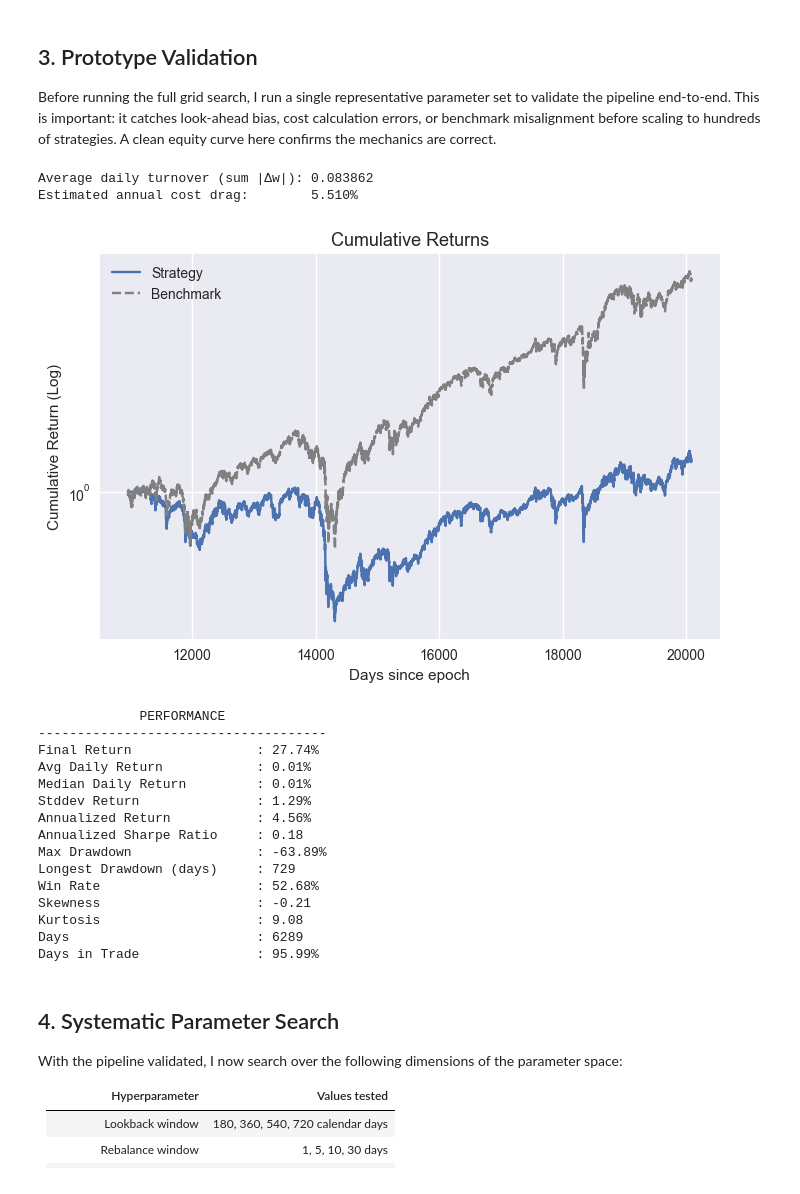
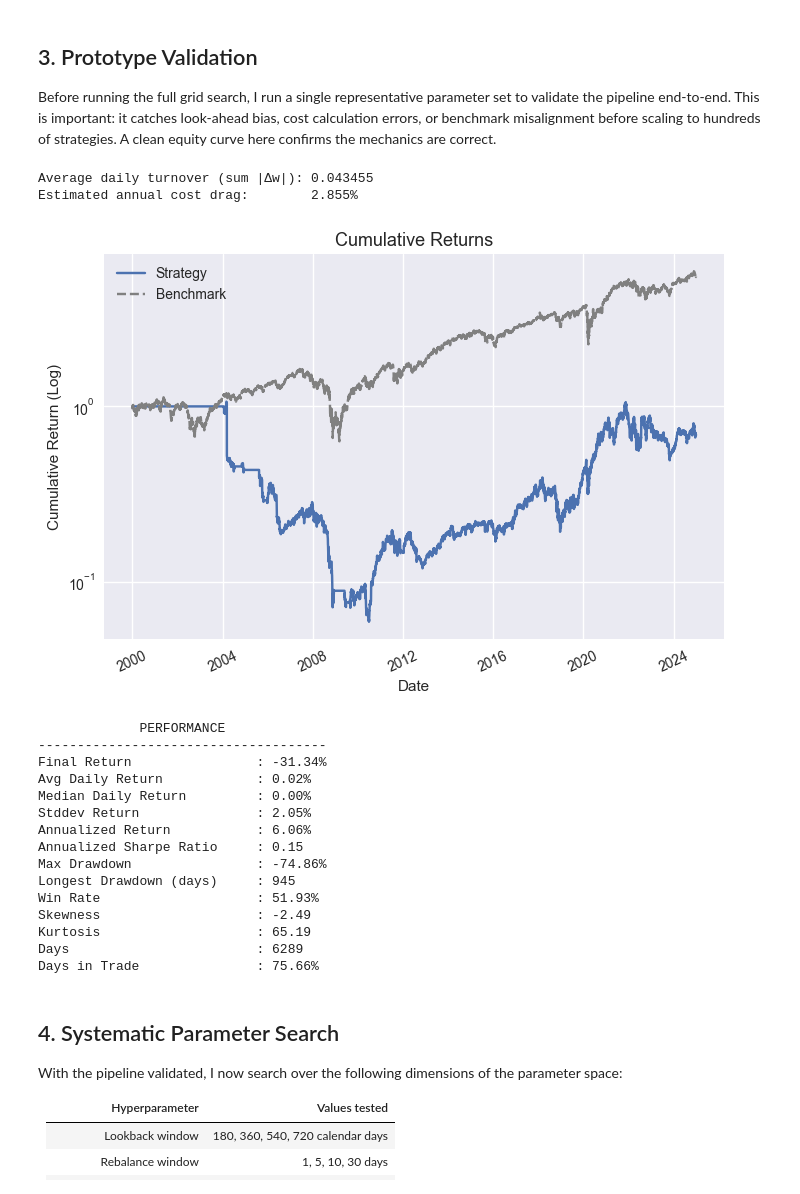
Before and after one commit to JesLied/Finance, a Jupyter notebook: Momentum Strategy USA.ipynb, the cells around one changed output. Cells and saved outputs as stored; diff of their text form; code cells hidden in the pictures.

Commit message:
Momentum writedown

```diff
--- a/Momentum Strategy USA.ipynb
+++ b/Momentum Strategy USA.ipynb
@@ -347,6 +378,18 @@ def run_strategy(lookback_window
 
     # --- Local copies ---
     lcl_price_wide = price_wide.copy()
+
+    # Fail fast when windows are too large; otherwise all signals become NaN and no trades occur.
+    if lookback_rows >= len(lcl_price_wide):
+        raise ValueError(
+            f"lookback_window is too large for available history: lookback_rows={lookback_rows}, "
+            f"rows={len(lcl_price_wide)}. Reduce lookback_window or expand data history."
+        )
+    if short_lookback_rows is not None and short_lookback_rows >= len(lcl_price_wide):
+        raise ValueError(
+            f"short_lookback_window is too large for available history: short_lookback_rows={short_lookback_rows}, "
+            f"rows={len(lcl_price_wide)}."
+        )
 
     # ===================== SP500 MEMBERSHIP MASK =====================
     sp500_mask = sp500.reindex(index=lcl_price_wide.index, columns=lcl_price_wide.columns).fillna(False).astype(bool)
@@ -527,54 +570,55 @@ def run_strategy(lookback_window
 Before running the full grid search, I run a single representative parameter set to validate the pipeline end-to-end. This is important: it catches look-ahead bias, cost calculation errors, or benchmark misalignment before scaling to hundreds of strategies. A clean equity curve here confirms the mechanics are correct.
 # %%
 r = run_strategy(
-    lookback_window=24*252,
+    lookback_window=24*1000,
+    short_lookback_window=24*21,
     skip_days=21*24,
-    trade_window=24*5,
+    trade_window=24*21,
     leverage=1.0,
     q=0.3,
     momentum=True,
     shorting=False,
-    # momentum_min_return=1.0,
+    momentum_min_return=0.5,
     long=True,
     start_date=START_DATE,
     log=True,
     weight_by_lookback=True
 )
 
 bnch = benchmark.loc[r.index]
 
 _r_dates = pd.to_datetime((r.index.astype(float) * 86400).astype("int64"), unit="s")
 plt.figure(figsize=(8, 5))
 plt.plot(_r_dates, np.cumprod(1+r), label="Strategy")
 plt.plot(_r_dates, np.cumprod(1+bnch), label="Benchmark", color="gray", linestyle="--")
 plt.title("Cumulative Returns")
 plt.ylabel("Cumulative Return (Log)")
 plt.xlabel("Date")
 plt.xticks(rotation=25)
 plt.legend()
 plt.yscale("log")
 plt.show()
 
 evaluate_strategy(r)
 # %% [output]
-Average daily turnover (sum |Δw|): 0.083862
-Estimated annual cost drag:        5.510%
+Average daily turnover (sum |Δw|): 0.043455
+Estimated annual cost drag:        2.855%
-[figure, old version]
+[figure, new version]
              PERFORMANCE
 -------------------------------------
-Final Return                : 27.74%
-Avg Daily Return            : 0.01%
-Median Daily Return         : 0.01%
-Stddev Return               : 1.29%
-Annualized Return           : 4.56%
-Annualized Sharpe Ratio     : 0.18
-Max Drawdown                : -63.89%
-Longest Drawdown (days)     : 729
-Win Rate                    : 52.68%
-Skewness                    : -0.21
-Kurtosis                    : 9.08
+Final Return                : -31.34%
+Avg Daily Return            : 0.02%
+Median Daily Return         : 0.00%
+Stddev Return               : 2.05%
+Annualized Return           : 6.06%
+Annualized Sharpe Ratio     : 0.15
+Max Drawdown                : -74.86%
+Longest Drawdown (days)     : 945
+Win Rate                    : 51.93%
+Skewness                    : -2.49
+Kurtosis                    : 65.19
 Days                        : 6289
-Days in Trade               : 95.99%
+Days in Trade               : 75.66%
 # %% [markdown]
 ## 4. Systematic Parameter Search
 
```
Also changed, not shown: parts of 25 cells of this notebook, 1 other file.
